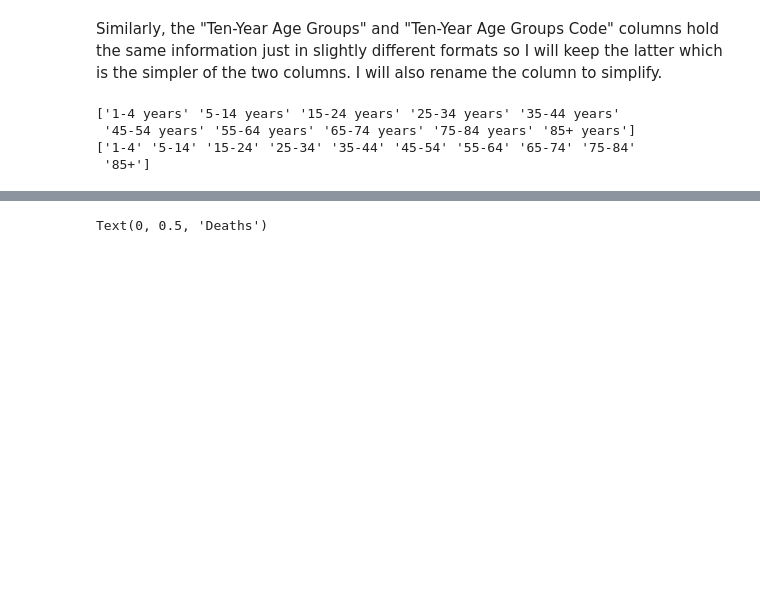
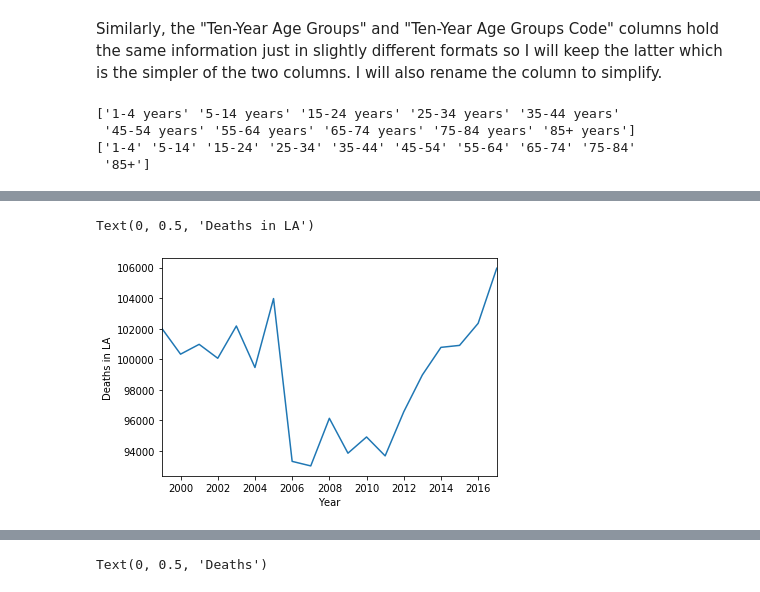
Before and after one commit to ajasica/ajasica.github.io, a Jupyter notebook: Final Tutorial.ipynb, the cells around one changed output, grey strips where cells are left out. Saved outputs shown, nothing was run; the diff lists cells and outputs as text; code cells hidden in the pictures; blank space fills up the shorter version.

```diff
--- a/Final Tutorial.ipynb
+++ b/Final Tutorial.ipynb
@@ -103,0 +118,3 @@ deaths_df.rename(columns={"Ten-Year Age Groups Code" : "Age Range"}, inplace=Tru
+# %%
+year_info = deaths_df.groupby("Year")["Deaths", "Population"].sum()
+year_info
@@ -103,0 +151,5 @@ deaths_df.rename(columns={"Ten-Year Age Groups Code" : "Age Range"}, inplace=Tru
+# %%
+year_info["Deaths"].plot.line().set_ylabel("Deaths in LA")
+# %% [output]
+Text(0, 0.5, 'Deaths in LA')
+[figure, added]
```
Also changed, not shown: parts of 19 cells of this notebook, 1 other file.
